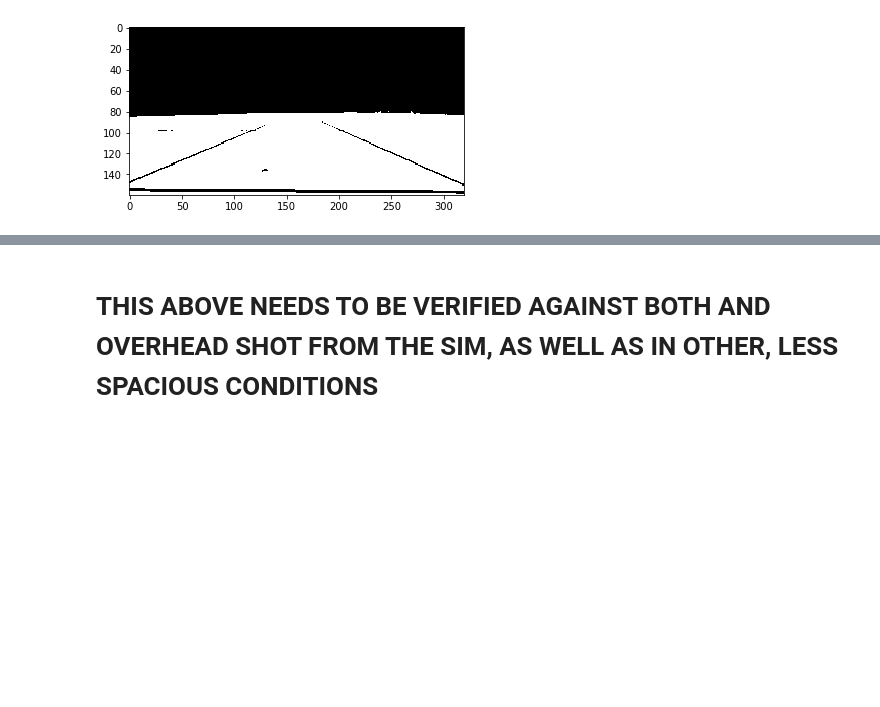
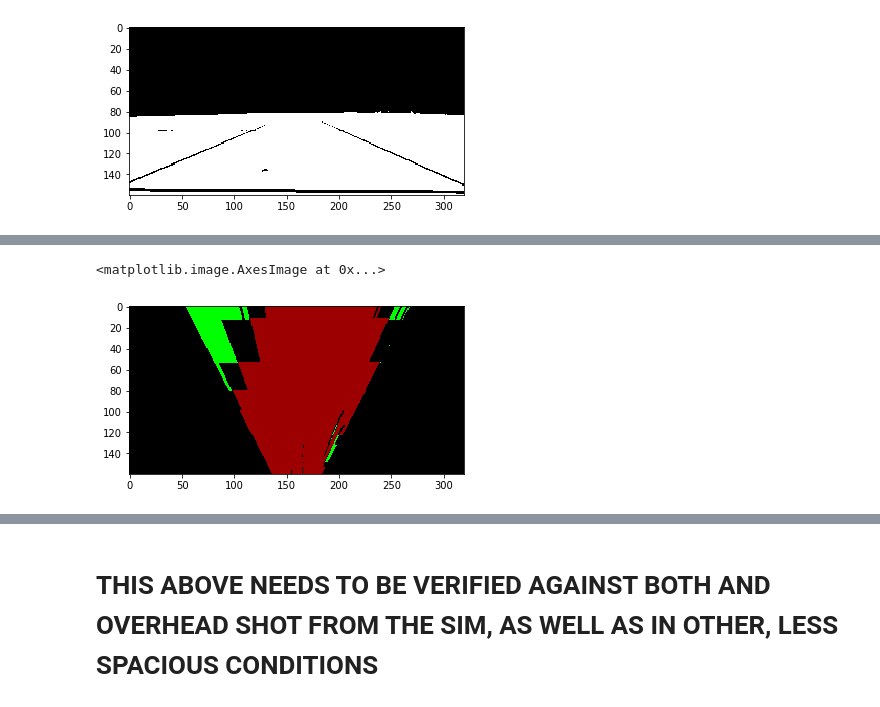
Before and after one commit to d13sl0w/RoboND-Rover-Project, a Jupyter notebook: code/Rover_Scratch_Space.ipynb, the cells around one changed output, grey strips where cells are left out. Drawn from its saved outputs; the diff is of its cells as text; code cells hidden in the pictures; blank space fills up the shorter version.

```diff
--- a/code/Rover_Scratch_Space.ipynb
+++ b/code/Rover_Scratch_Space.ipynb
@@ -136,0 +153,8 @@ plt.imshow(walls_warped)
+# %%
+# add walls to current_map_section
+main_map[:,:,1][origin[0]-x_half:origin[0]+x_half, origin[1]:origin[1]+y_half*2] = np.bitwise_or(
+    main_map[:,:,1][origin[0]-x_half:origin[0]+x_half, origin[1]:origin[1]+y_half*2], walls_warped.astype(np.int8))
+
+# add path current_map_section
+main_map[:,:,0][origin[0]-x_half:origin[0]+x_half, origin[1]:origin[1]+y_half*2] = 100*np.bitwise_or(
+    main_map[:,:,0][origin[0]-x_half:origin[0]+x_half, origin[1]:origin[1]+y_half*2], ground_warped.astype(np.int8))
@@ -136,0 +165,5 @@ plt.imshow(walls_warped)
+# %%
+plt.imshow(main_map[origin[0]-x_half:origin[0]+x_half, origin[1]:origin[1]+y_half*2])
+# %% [output]
+<matplotlib.image.AxesImage at 0x...>
+[figure, added]
```
Also changed, not shown: parts of 7 cells of this notebook.
